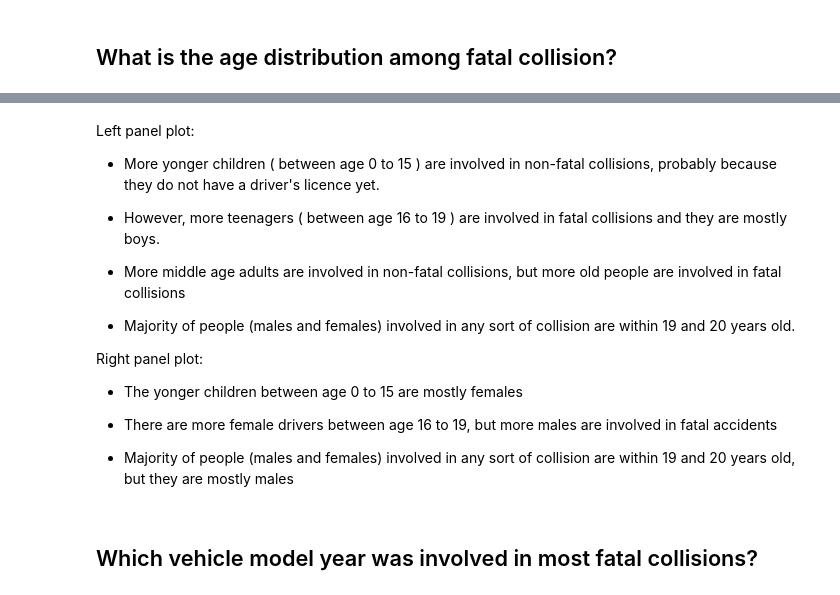
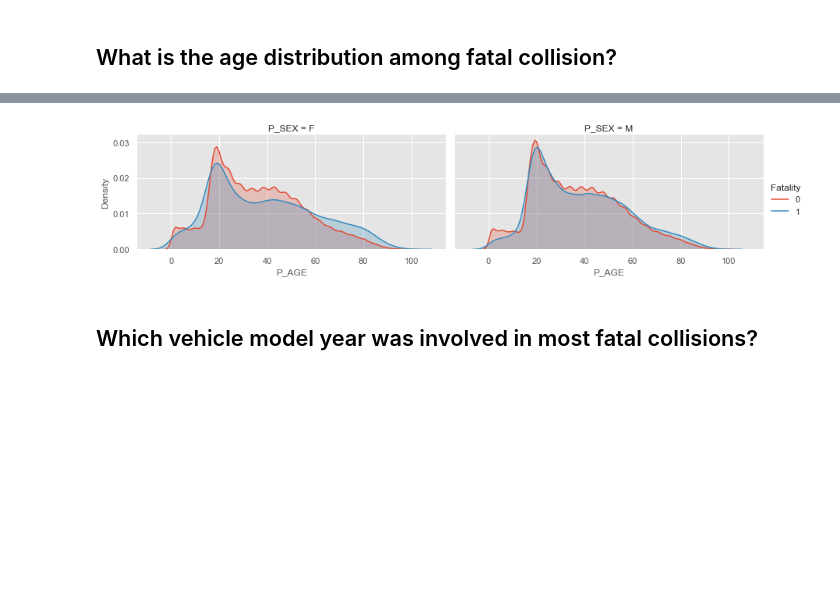
Before and after one commit to jnsofini/Imbalanced-Learning, a Jupyter notebook: JupyterNotebook/Motor-vehicle-collision-full.ipynb, the cells around one changed output, grey strips where cells are left out. Cells and saved outputs as stored; diff of their text form; code cells hidden in the pictures; blank space fills up the shorter version.

```diff
--- a/JupyterNotebook/Motor-vehicle-collision-full.ipynb
+++ b/JupyterNotebook/Motor-vehicle-collision-full.ipynb
@@ -912,21 +882,13 @@ plt.savefig('../Figures/fig4.pdf')
-# %% [markdown]
-Left panel plot:
-
-- More yonger children ( between age 0 to 15 ) are involved in non-fatal collisions, probably because they do not have a driver's licence yet.
-
-- However, more teenagers ( between age 16 to 19 )  are involved in fatal collisions and they are mostly boys.
-
-- More middle age adults are involved in non-fatal collisions, but more old people are involved in fatal collisions
-
-- Majority of people (males and females) involved in any sort of collision are  within 19 and 20 years old.
-
-Right panel plot:
-
-- The yonger children between age 0 to 15 are mostly females
-
-- There are more female drivers between age 16 to 19, but more males are involved in fatal accidents
-
-- Majority of people (males and females) involved in any sort of collision are  within 19 and 20 years old, but they are mostly males
+# %%
+sns.set(font_scale = 1)
+plt.style.use('ggplot')
+
+g = sns.FacetGrid(data = df.dropna(), hue = 'C_SEV',col = 'P_SEX',aspect=2)
+(g.map(sns.kdeplot, 'P_AGE', shade = True).set_axis_labels("P_AGE","Density").add_legend(
+title = 'Fatality'))
+plt.savefig('../Figures/fig4.pdf')
+# %% [output]
+[figure, added]
 # %% [markdown]
 ##  Which vehicle model year was involved in most fatal collisions?
 # %%
```
Also changed, not shown: parts of 13 cells of this notebook, 4 other files.
